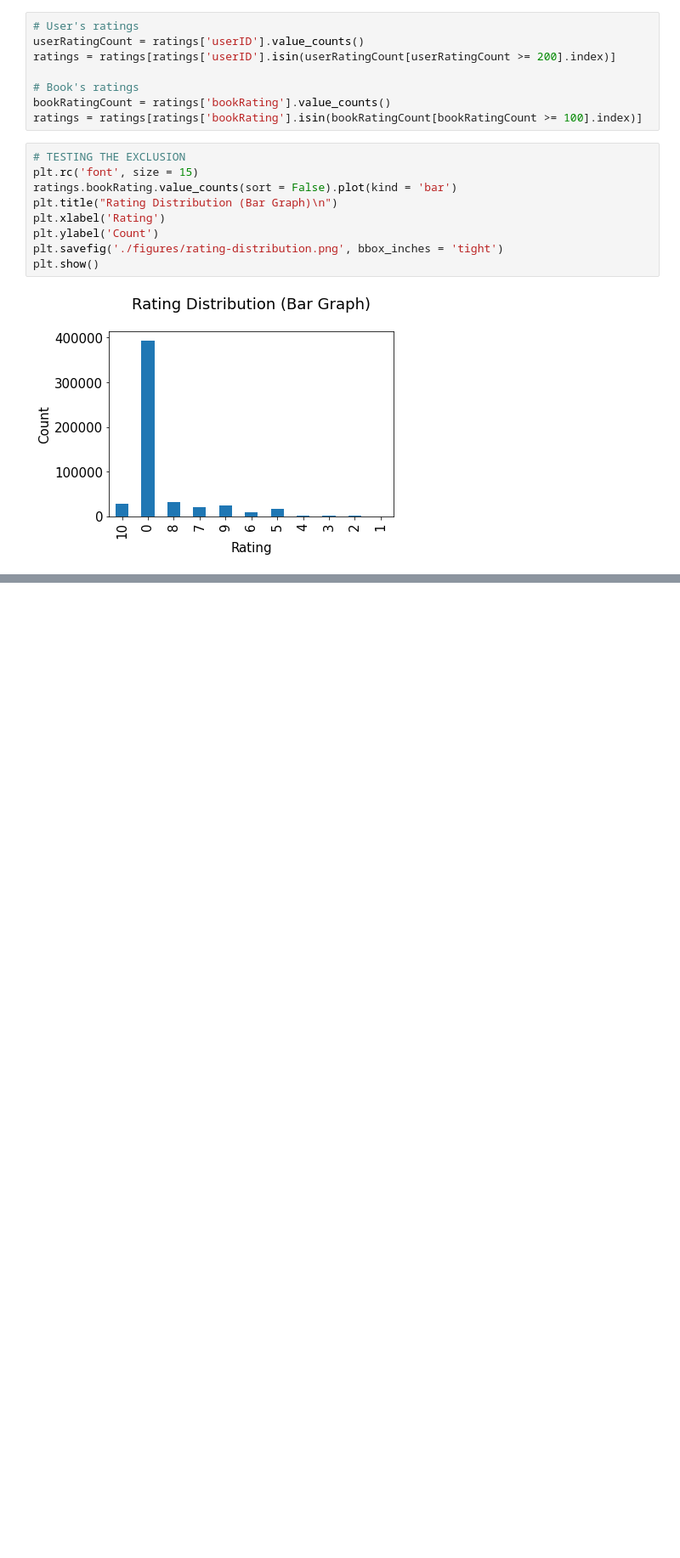
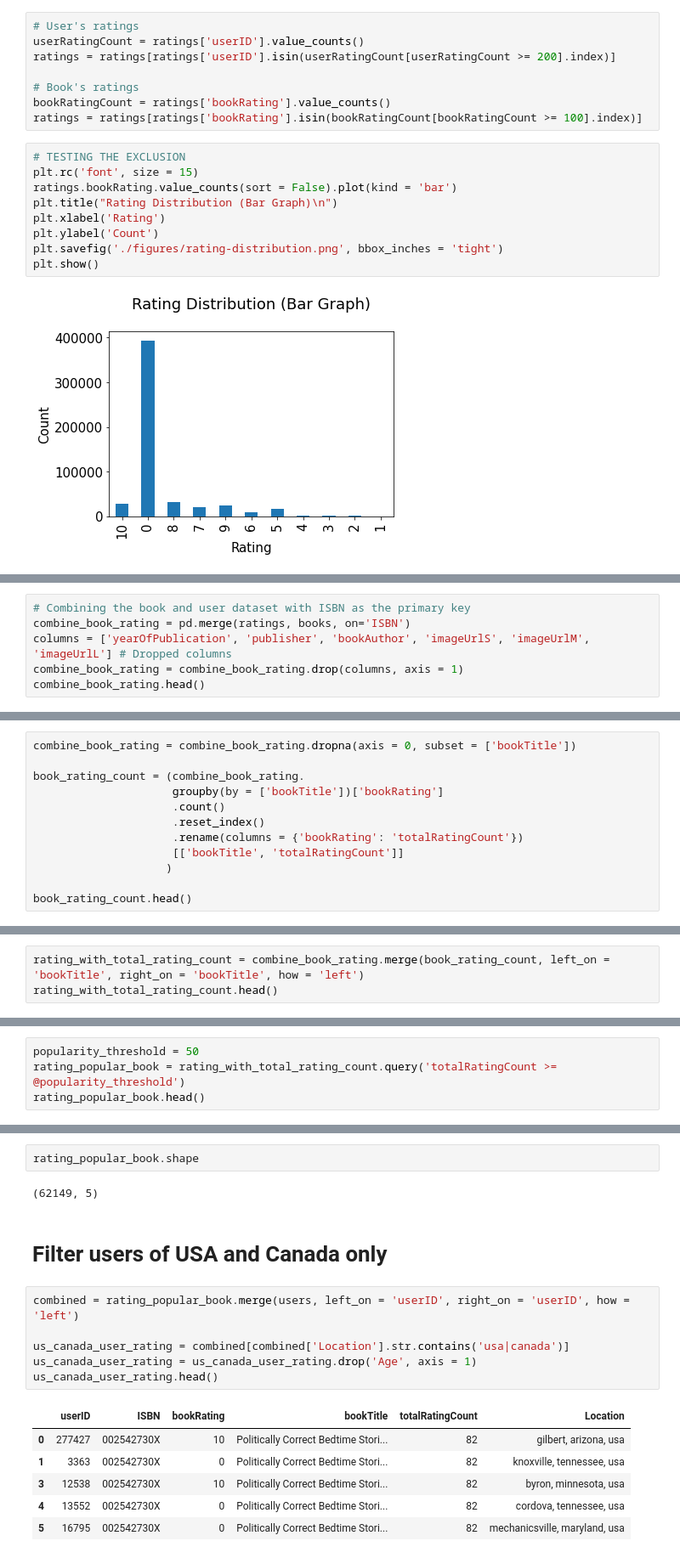
Before and after one commit to GNDEC-Minor-Project-KGJ/book-recommendation-system, a Jupyter notebook: Collaborative Filtering (KNN).ipynb, the cells around one changed output, grey strips where cells are left out. Shown at 85% size. Saved outputs shown, nothing was run; the diff lists cells and outputs as text; blank space fills up the shorter version.

Commit message:
Dataset merged, KNN algorithm implemented with cosine similarity

```diff
--- a/Collaborative Filtering (KNN).ipynb
+++ b/Collaborative Filtering (KNN).ipynb
@@ -126,0 +132,6 @@ plt.show()
+# %%
+# Combining the book and user dataset with ISBN as the primary key
+combine_book_rating = pd.merge(ratings, books, on='ISBN')
+columns = ['yearOfPublication', 'publisher', 'bookAuthor', 'imageUrlS', 'imageUrlM', 'imageUrlL'] # Dropped columns
+combine_book_rating = combine_book_rating.drop(columns, axis = 1)
+combine_book_rating.head()
@@ -126,0 +147,12 @@ plt.show()
+# %%
+combine_book_rating = combine_book_rating.dropna(axis = 0, subset = ['bookTitle'])
+
+book_rating_count = (combine_book_rating.
+                     groupby(by = ['bookTitle'])['bookRating']
+                     .count()
+                     .reset_index()
+                     .rename(columns = {'bookRating': 'totalRatingCount'})
+                     [['bookTitle', 'totalRatingCount']]
+                    )
+
+book_rating_count.head()
@@ -126,0 +168,3 @@ plt.show()
+# %%
+rating_with_total_rating_count = combine_book_rating.merge(book_rating_count, left_on = 'bookTitle', right_on = 'bookTitle', how = 'left')
+rating_with_total_rating_count.head()
@@ -126,0 +178,4 @@ plt.show()
+# %%
+popularity_threshold = 50
+rating_popular_book = rating_with_total_rating_count.query('totalRatingCount >= @popularity_threshold')
+rating_popular_book.head()
@@ -126,0 +189,19 @@ plt.show()
+# %%
+rating_popular_book.shape
+# %% [output]
+(62149, 5)
+# %% [markdown]
+# Filter users of USA and Canada only
+# %%
+combined = rating_popular_book.merge(users, left_on = 'userID', right_on = 'userID', how = 'left')
+
+us_canada_user_rating = combined[combined['Location'].str.contains('usa|canada')]
+us_canada_user_rating = us_canada_user_rating.drop('Age', axis = 1)
+us_canada_user_rating.head()
+# %% [output]
+|  | userID | ISBN | bookRating | bookTitle | totalRatingCount | Location |
+| 0 | 277427 | 002542730X | 10 | Politically Correct Bedtime Stori... | 82 | gilbert, arizona, usa |
+| 1 | 3363 | 002542730X | 0 | Politically Correct Bedtime Stori... | 82 | knoxville, tennessee, usa |
+| 3 | 12538 | 002542730X | 10 | Politically Correct Bedtime Stori... | 82 | byron, minnesota, usa |
+| 4 | 13552 | 002542730X | 0 | Politically Correct Bedtime Stori... | 82 | cordova, tennessee, usa |
+| 5 | 16795 | 002542730X | 0 | Politically Correct Bedtime Stori... | 82 | mechanicsville, maryland, usa |
```
Also changed, not shown: parts of 13 cells of this notebook.
